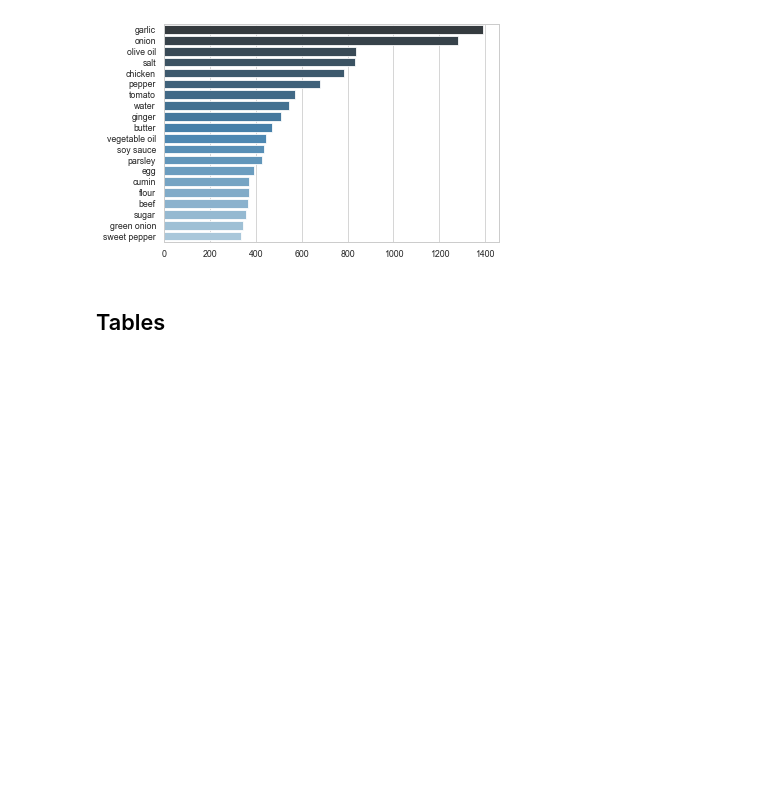
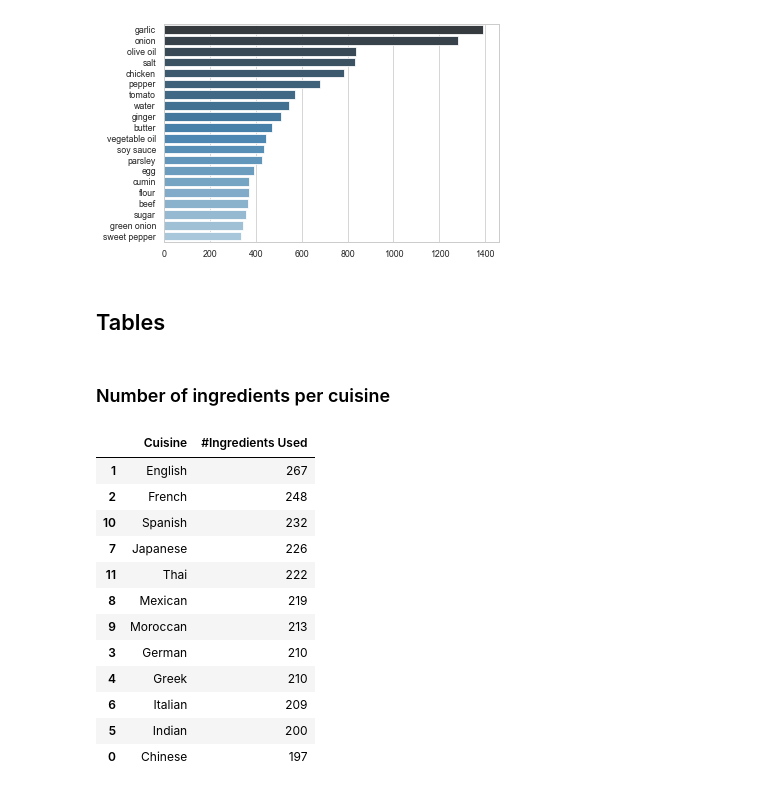
Before and after one commit to TedOiler/dme_gp, a Jupyter notebook: recipes/main.ipynb, the cells around one changed output. Drawn from its saved outputs; the diff is of its cells as text; code cells hidden in the pictures; blank space fills up the shorter version.

Commit message:
Total Number of Ingredients used table & Notebook formating

```diff
--- a/recipes/main.ipynb
+++ b/recipes/main.ipynb
@@ -82,3 +80,47 @@ sns.barplot(y=most_freq_ing.index,x=most_freq_ing.values)
+# %% [markdown]
+### Number of ingredients per cuisine
+# %%
+## Tables
+## number changes due to the randomness of the split...
+used_ing = []
+for n in range(0, 12, 1):
+    idx = y_train.index[y_train.label == n+1] # find number of recipes per label
+    freq_ing_cuis = X_train.loc[idx].sum() # find ingredients in the recipes per label
+    used_idx = freq_ing_cuis.index[freq_ing_cuis != 0]
+    used_ing.append(len(used_idx)) # append total ingredients
+
+data_ing = pd.DataFrame(data = {"Cuisine": cuisines,
+                    "#Ingredients Used": used_ing})
+
+data_ing.sort_values(by="#Ingredients Used", ascending=False)
+
+## might be better to use original dataset as follows:
+
+# used_ing = []
+# for n in range(0, 12, 1):
+#     idx = dataset_y.index[dataset_y.label == n+1]
+#     freq_ing_cuis = dataset_X.iloc[idx].sum()
+#     used_idx = freq_ing_cuis.index[freq_ing_cuis != 0]
+#     used_ing.append(len(used_idx))
+
+# data_ing = pd.DataFrame(data = {"Cuisine": cuisines,
+#                     "#Used ingredients": used_ing})
+
+# data_ing.sort_values(by="#Used ingredients", ascending=False)
+# %% [output]
+|  | Cuisine | #Ingredients Used |
+| 1 | English | 267 |
+| 2 | French | 248 |
+| 10 | Spanish | 232 |
+| 7 | Japanese | 226 |
+| 11 | Thai | 222 |
+| 8 | Mexican | 219 |
+| 9 | Moroccan | 213 |
+| 3 | German | 210 |
+| 4 | Greek | 210 |
+| 6 | Italian | 209 |
+| 5 | Indian | 200 |
+| 0 | Chinese | 197 |
 # %%
 #------------DIMENSIONALITY REDUCTION-----------------
 
```
Also changed, not shown: parts of 2 cells of this notebook.
